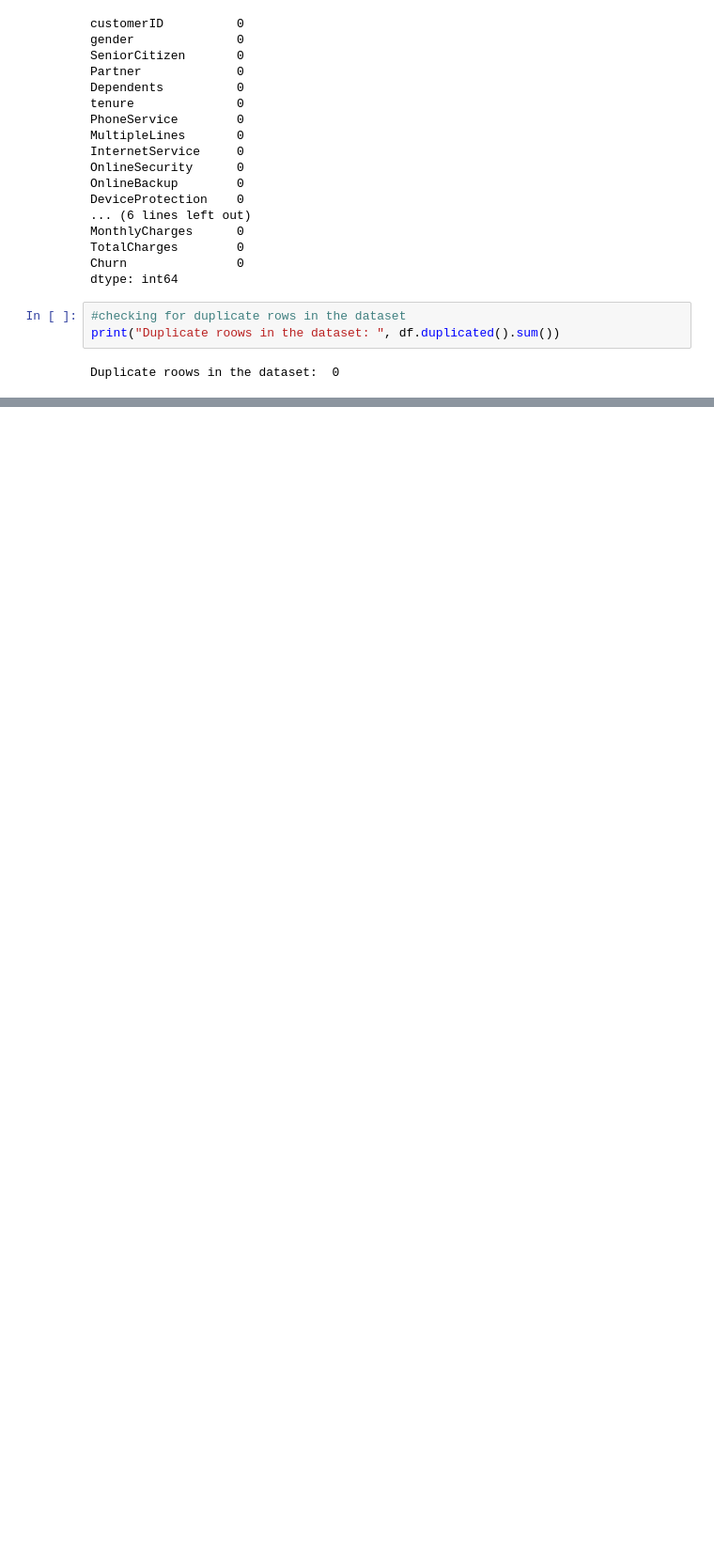
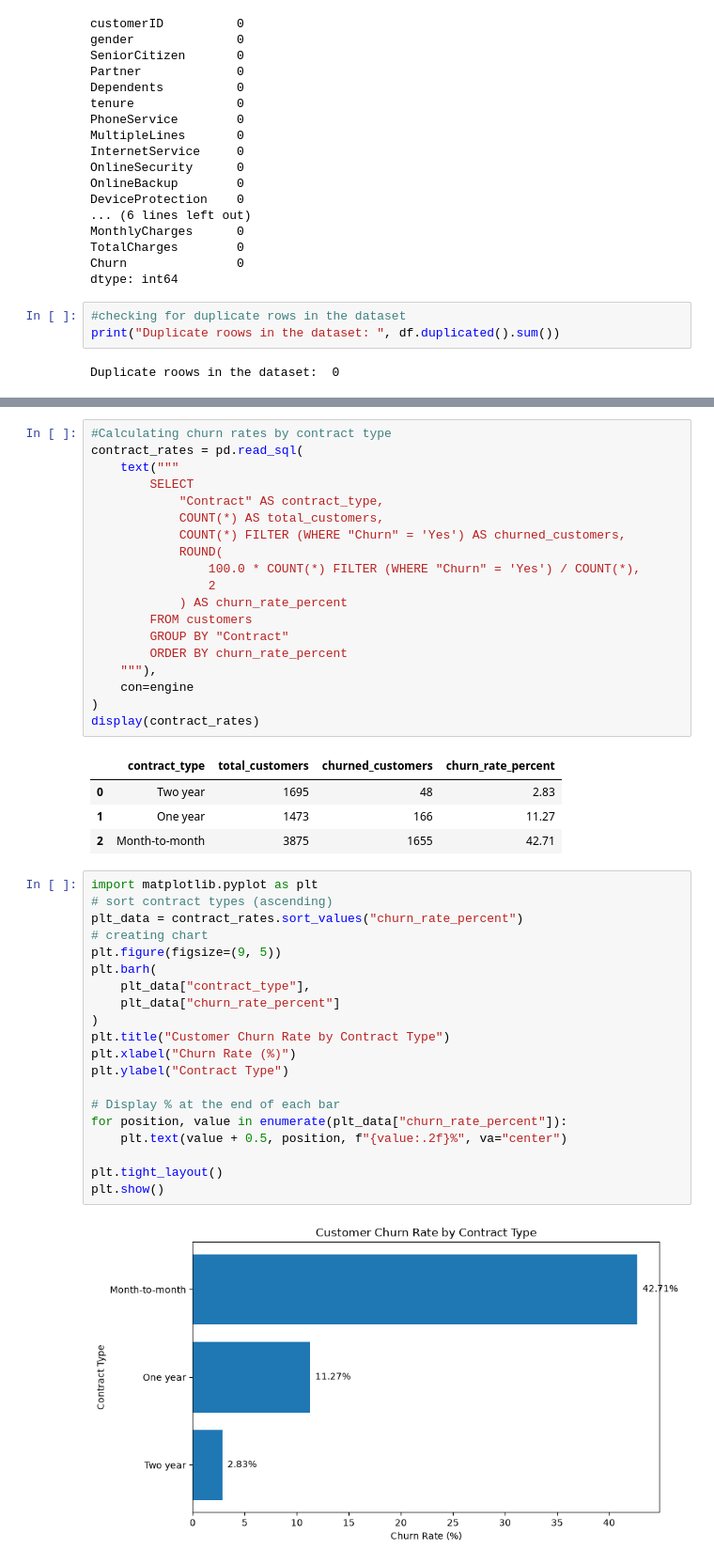
Before and after one commit to omaej78-star/Data-A, a Jupyter notebook: Churn_analysis.ipynb, the cells around one changed output, grey strips where cells are left out. Shown at 94% size. Drawn from its saved outputs; the diff is of its cells as text; blank space fills up the shorter version.

```diff
--- a/Churn_analysis.ipynb
+++ b/Churn_analysis.ipynb
@@ -83,0 +418,46 @@ Duplicate roows in the dataset:  0
+# %%
+#Calculating churn rates by contract type
+contract_rates = pd.read_sql(
+    text("""
+        SELECT
+            "Contract" AS contract_type,
+            COUNT(*) AS total_customers,
+            COUNT(*) FILTER (WHERE "Churn" = 'Yes') AS churned_customers,
+            ROUND(
+                100.0 * COUNT(*) FILTER (WHERE "Churn" = 'Yes') / COUNT(*),
+                2
+            ) AS churn_rate_percent
+        FROM customers
+        GROUP BY "Contract"
+        ORDER BY churn_rate_percent
+    """),
+    con=engine
+)
+display(contract_rates)
+# %% [output]
+|  | contract_type | total_customers | churned_customers | churn_rate_percent |
+| 0 | Two year | 1695 | 48 | 2.83 |
+| 1 | One year | 1473 | 166 | 11.27 |
+| 2 | Month-to-month | 3875 | 1655 | 42.71 |
+# %%
+import matplotlib.pyplot as plt
+# sort contract types (ascending)
+plt_data = contract_rates.sort_values("churn_rate_percent")
+# creating chart
+plt.figure(figsize=(9, 5))
+plt.barh(
+    plt_data["contract_type"],
+    plt_data["churn_rate_percent"]
+)
+plt.title("Customer Churn Rate by Contract Type")
+plt.xlabel("Churn Rate (%)")
+plt.ylabel("Contract Type")
+
+# Display % at the end of each bar
+for position, value in enumerate(plt_data["churn_rate_percent"]):
+    plt.text(value + 0.5, position, f"{value:.2f}%", va="center")
+
+plt.tight_layout()
+plt.show()
+# %% [output]
+[figure, added]
```
Also changed, not shown: parts of 38 cells of this notebook.
